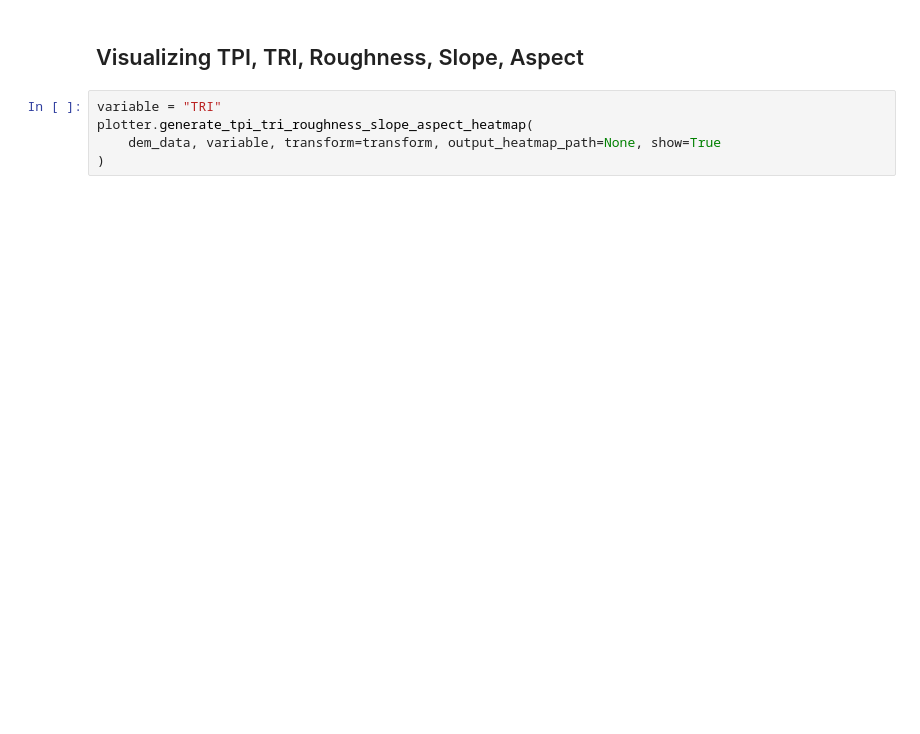
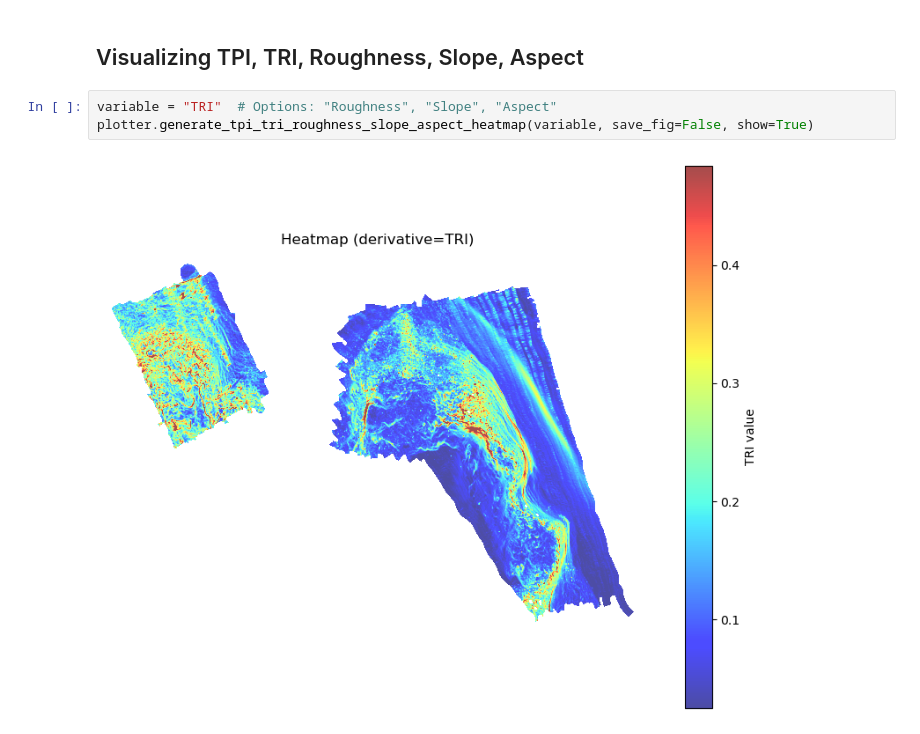
Before and after one commit to ajgeglio/arcpy-dem-processing, a Jupyter notebook: notebooks/visualizing_products.ipynb, the cells around one changed output. Drawn from its saved outputs; the diff is of its cells as text; blank space fills up the shorter version.

```diff
--- a/notebooks/visualizing_products.ipynb
+++ b/notebooks/visualizing_products.ipynb
@@ -41,7 +46,7 @@ shannon_array = plotter.visualize_flow_direction_and_shannon_index(dem_data, nod
 # %% [markdown]
 ## Visualizing TPI, TRI, Roughness, Slope, Aspect
 # %%
-variable = "TRI"
-plotter.generate_tpi_tri_roughness_slope_aspect_heatmap(
-	dem_data, variable, transform=transform, output_heatmap_path=None, show=True
-)
+variable = "TRI"  # Options: "Roughness", "Slope", "Aspect"
+plotter.generate_tpi_tri_roughness_slope_aspect_heatmap(variable, save_fig=False, show=True)
+# %% [output]
+[figure, added]
```
Also changed, not shown: parts of 8 cells of this notebook, 1 other file.
